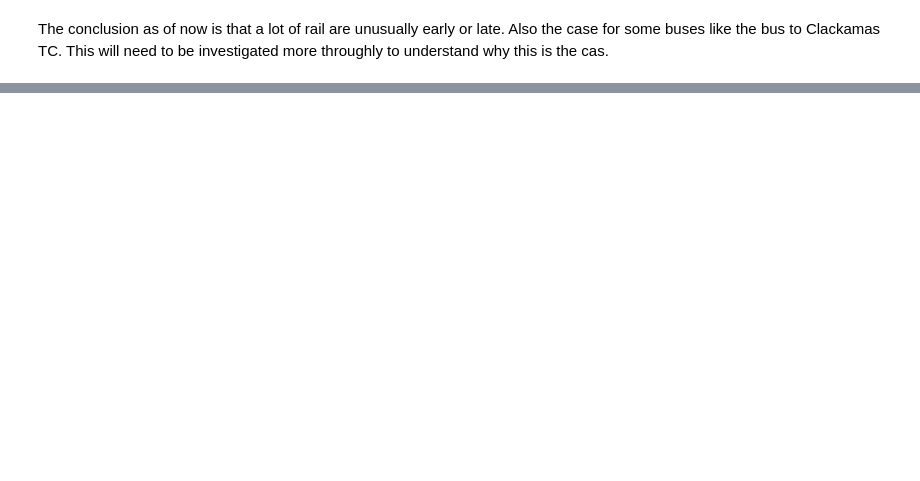
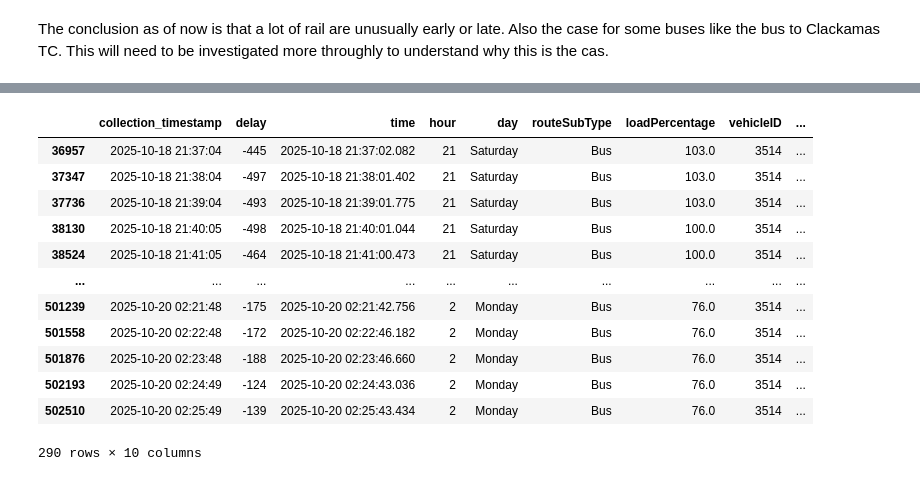
Before and after one commit to dvan2/trimet_data_project, a Jupyter notebook: notebooks/trimet.ipynb, the cells around one changed output, grey strips where cells are left out. Drawn from its saved outputs; the diff is of its cells as text; code cells hidden in the pictures; blank space fills up the shorter version.

Commit message:
load_percentage_analysis

```diff
--- a/notebooks/trimet.ipynb
+++ b/notebooks/trimet.ipynb
@@ -339,0 +347,5 @@ The conclusion as of now is that a lot of rail are unusually early or late.  Als
+# %%
+time_info = ['collection_timestamp', 'delay', 'time', 'hour', 'day']
+# select info to focus on for load
+load_perc_info = time_info.copy() + ['routeSubType', 'loadPercentage', 'vehicleID', 'signMessage', 'inCongestion']
+bad_load = bad_load[load_perc_info]
@@ -339,0 +374,21 @@ The conclusion as of now is that a lot of rail are unusually early or late.  Als
+# %%
+bus_3514 = df[
+    (df['vehicleID'] == 3514) &
+    (df['loadPercentage'] > 70)
+].sort_values('time')
+bus_3514 = bus_3514[load_perc_info].copy()
+bus_3514
+# %% [output]
+|  | collection_timestamp | delay | time | hour | day | routeSubType | loadPercentage | vehicleID | ... |
+| 36957 | 2025-10-18 21:37:04 | -445 | 2025-10-18 21:37:02.082 | 21 | Saturday | Bus | 103.0 | 3514 | ... |
+| 37347 | 2025-10-18 21:38:04 | -497 | 2025-10-18 21:38:01.402 | 21 | Saturday | Bus | 103.0 | 3514 | ... |
+| 37736 | 2025-10-18 21:39:04 | -493 | 2025-10-18 21:39:01.775 | 21 | Saturday | Bus | 103.0 | 3514 | ... |
+| 38130 | 2025-10-18 21:40:05 | -498 | 2025-10-18 21:40:01.044 | 21 | Saturday | Bus | 100.0 | 3514 | ... |
+| 38524 | 2025-10-18 21:41:05 | -464 | 2025-10-18 21:41:00.473 | 21 | Saturday | Bus | 100.0 | 3514 | ... |
+| ... | ... | ... | ... | ... | ... | ... | ... | ... | ... |
+| 501239 | 2025-10-20 02:21:48 | -175 | 2025-10-20 02:21:42.756 | 2 | Monday | Bus | 76.0 | 3514 | ... |
+| 501558 | 2025-10-20 02:22:48 | -172 | 2025-10-20 02:22:46.182 | 2 | Monday | Bus | 76.0 | 3514 | ... |
+| 501876 | 2025-10-20 02:23:48 | -188 | 2025-10-20 02:23:46.660 | 2 | Monday | Bus | 76.0 | 3514 | ... |
+| 502193 | 2025-10-20 02:24:49 | -124 | 2025-10-20 02:24:43.036 | 2 | Monday | Bus | 76.0 | 3514 | ... |
+| 502510 | 2025-10-20 02:25:49 | -139 | 2025-10-20 02:25:43.434 | 2 | Monday | Bus | 76.0 | 3514 | ... |
+290 rows × 10 columns
```
Also changed, not shown: parts of 11 cells of this notebook.
